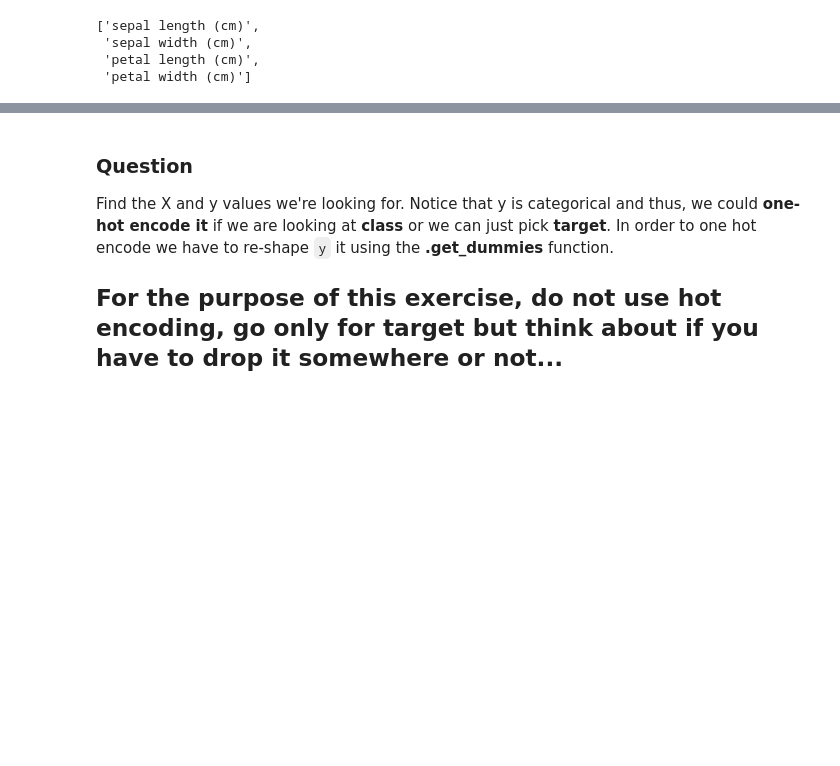
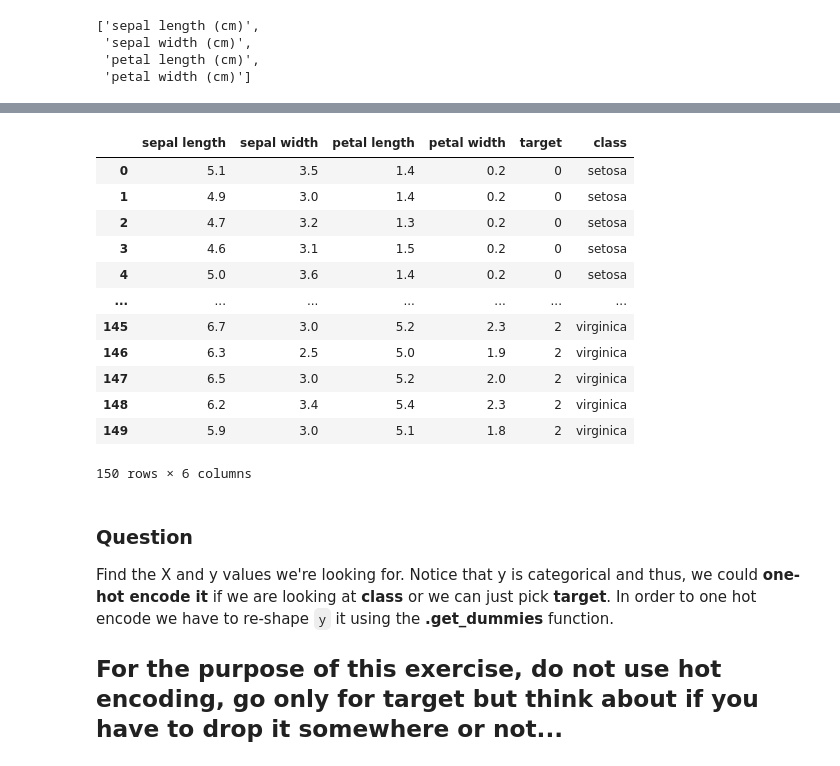
Before and after one commit to harshavardhanch9/AI-Exercises, a Jupyter notebook: Chapter 2/01. Intro to ML/Part 1/exercises/ml1.ipynb, the cells around one changed output, grey strips where cells are left out. Cells and saved outputs as stored; diff of their text form; code cells hidden in the pictures; blank space fills up the shorter version.

```diff
--- a/Chapter 2/01. Intro to ML/Part 1/exercises/ml1.ipynb
+++ b/Chapter 2/01. Intro to ML/Part 1/exercises/ml1.ipynb
@@ -94,8 +96,8 @@ sns.set()
 # %%
 def load_data():
     #load the dataset
-    data = datasets.load_iris()
-    return data
+    dataset = datasets.load_iris()
+    return dataset
     #return the dataset
     # YOUR CODE HERE
     #raise NotImplementedError()
@@ -112,8 +125,12 @@ load_data().feature_names
 # %%
 def dataset_to_pandas():
     #put the dataset into a pandas DF using the feature names as columnsç
+    df = pd.DataFrame(dataset.data, columns = dataset.feature_names)
     #rename the column name so the dont include the '(cm)'
+    df.columns = [column.replace('(cm)', '').strip() for column in df.columns]
     #add 2 columns one with the target and another with the target_names
-    #df = pd.DataFrame(datasets.data)
+    df['target'] = dataset.target
+    df['class'] = dataset.target_names[dataset.target]
+    return df
     # YOUR CODE HERE
     #raise NotImplementedError()
@@ -122,3 +137,19 @@ SyntaxError: unexpected EOF while parsing (Temp/ipykernel_1724/1252524234.py, li
+# %%
+dataset_to_pandas()
+# %% [output]
+|  | sepal length | sepal width | petal length | petal width | target | class |
+| 0 | 5.1 | 3.5 | 1.4 | 0.2 | 0 | setosa |
+| 1 | 4.9 | 3.0 | 1.4 | 0.2 | 0 | setosa |
+| 2 | 4.7 | 3.2 | 1.3 | 0.2 | 0 | setosa |
+| 3 | 4.6 | 3.1 | 1.5 | 0.2 | 0 | setosa |
+| 4 | 5.0 | 3.6 | 1.4 | 0.2 | 0 | setosa |
+| ... | ... | ... | ... | ... | ... | ... |
+| 145 | 6.7 | 3.0 | 5.2 | 2.3 | 2 | virginica |
+| 146 | 6.3 | 2.5 | 5.0 | 1.9 | 2 | virginica |
+| 147 | 6.5 | 3.0 | 5.2 | 2.0 | 2 | virginica |
+| 148 | 6.2 | 3.4 | 5.4 | 2.3 | 2 | virginica |
+| 149 | 5.9 | 3.0 | 5.1 | 1.8 | 2 | virginica |
+150 rows × 6 columns
 # %%
 df = dataset_to_pandas()
 assert df['sepal length'].shape == (150,)
```
Also changed, not shown: parts of 28 cells of this notebook.
